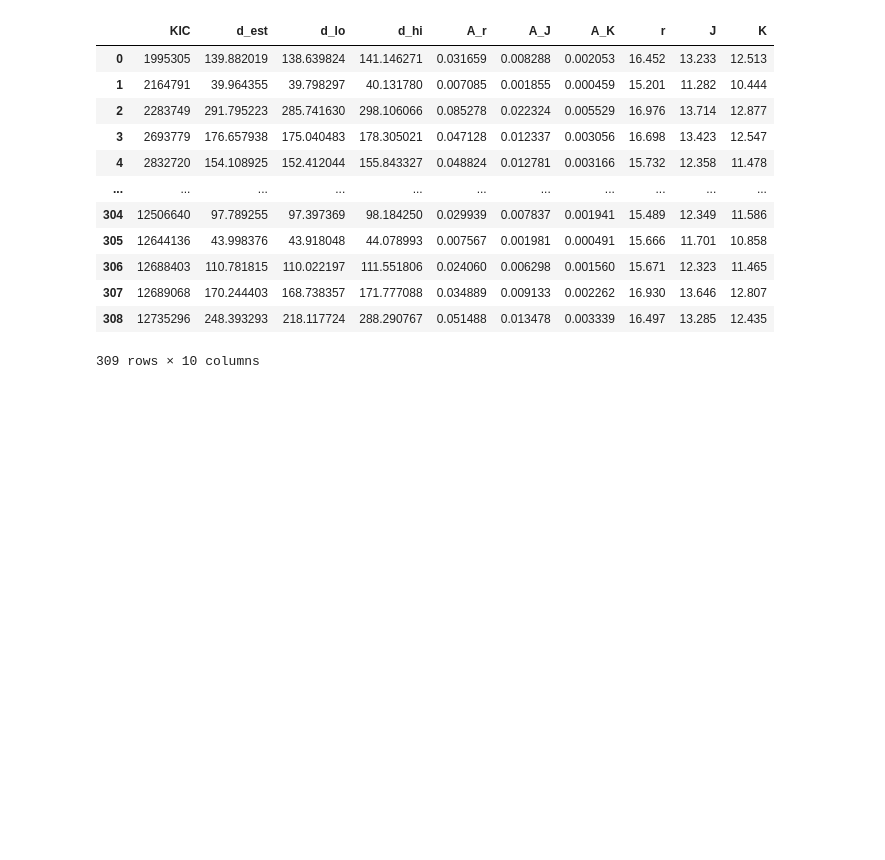
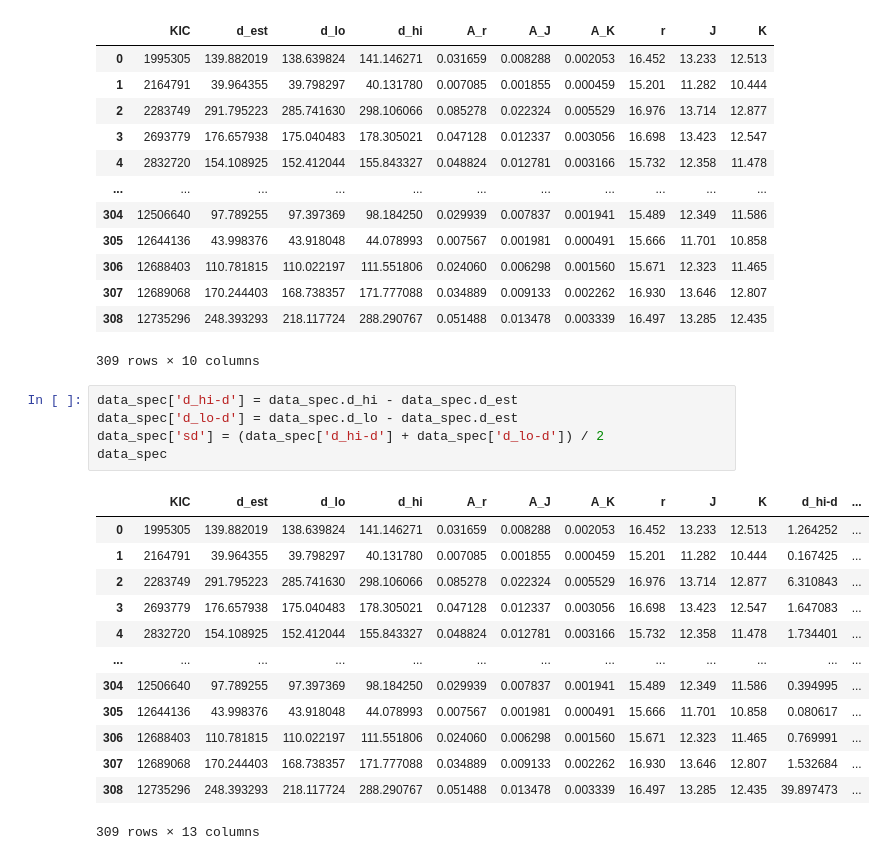
Before and after one commit to Nongbon/INTERNSHIP_NARIT, a Jupyter notebook: M_spec.ipynb, the cells around one changed output. Saved outputs shown, nothing was run; the diff lists cells and outputs as text; blank space fills up the shorter version.

```diff
--- a/M_spec.ipynb
+++ b/M_spec.ipynb
@@ -35,3 +37,22 @@ data_spec
 | 307 | 12689068 | 170.244403 | 168.738357 | 171.777088 | 0.034889 | 0.009133 | 0.002262 | 16.930 | 13.646 | 12.807 |
 | 308 | 12735296 | 248.393293 | 218.117724 | 288.290767 | 0.051488 | 0.013478 | 0.003339 | 16.497 | 13.285 | 12.435 |
 309 rows × 10 columns
+# %%
+data_spec['d_hi-d'] = data_spec.d_hi - data_spec.d_est
+data_spec['d_lo-d'] = data_spec.d_lo - data_spec.d_est
+data_spec['sd'] = (data_spec['d_hi-d'] + data_spec['d_lo-d']) / 2
+data_spec
+# %% [output]
+|  | KIC | d_est | d_lo | d_hi | A_r | A_J | A_K | r | J | K | d_hi-d | ... |
+| 0 | 1995305 | 139.882019 | 138.639824 | 141.146271 | 0.031659 | 0.008288 | 0.002053 | 16.452 | 13.233 | 12.513 | 1.264252 | ... |
+| 1 | 2164791 | 39.964355 | 39.798297 | 40.131780 | 0.007085 | 0.001855 | 0.000459 | 15.201 | 11.282 | 10.444 | 0.167425 | ... |
+| 2 | 2283749 | 291.795223 | 285.741630 | 298.106066 | 0.085278 | 0.022324 | 0.005529 | 16.976 | 13.714 | 12.877 | 6.310843 | ... |
+| 3 | 2693779 | 176.657938 | 175.040483 | 178.305021 | 0.047128 | 0.012337 | 0.003056 | 16.698 | 13.423 | 12.547 | 1.647083 | ... |
+| 4 | 2832720 | 154.108925 | 152.412044 | 155.843327 | 0.048824 | 0.012781 | 0.003166 | 15.732 | 12.358 | 11.478 | 1.734401 | ... |
+| ... | ... | ... | ... | ... | ... | ... | ... | ... | ... | ... | ... | ... |
+| 304 | 12506640 | 97.789255 | 97.397369 | 98.184250 | 0.029939 | 0.007837 | 0.001941 | 15.489 | 12.349 | 11.586 | 0.394995 | ... |
+| 305 | 12644136 | 43.998376 | 43.918048 | 44.078993 | 0.007567 | 0.001981 | 0.000491 | 15.666 | 11.701 | 10.858 | 0.080617 | ... |
+| 306 | 12688403 | 110.781815 | 110.022197 | 111.551806 | 0.024060 | 0.006298 | 0.001560 | 15.671 | 12.323 | 11.465 | 0.769991 | ... |
+| 307 | 12689068 | 170.244403 | 168.738357 | 171.777088 | 0.034889 | 0.009133 | 0.002262 | 16.930 | 13.646 | 12.807 | 1.532684 | ... |
+| 308 | 12735296 | 248.393293 | 218.117724 | 288.290767 | 0.051488 | 0.013478 | 0.003339 | 16.497 | 13.285 | 12.435 | 39.897473 | ... |
+309 rows × 13 columns
```
Also changed, not shown: parts of 12 cells of this notebook.
